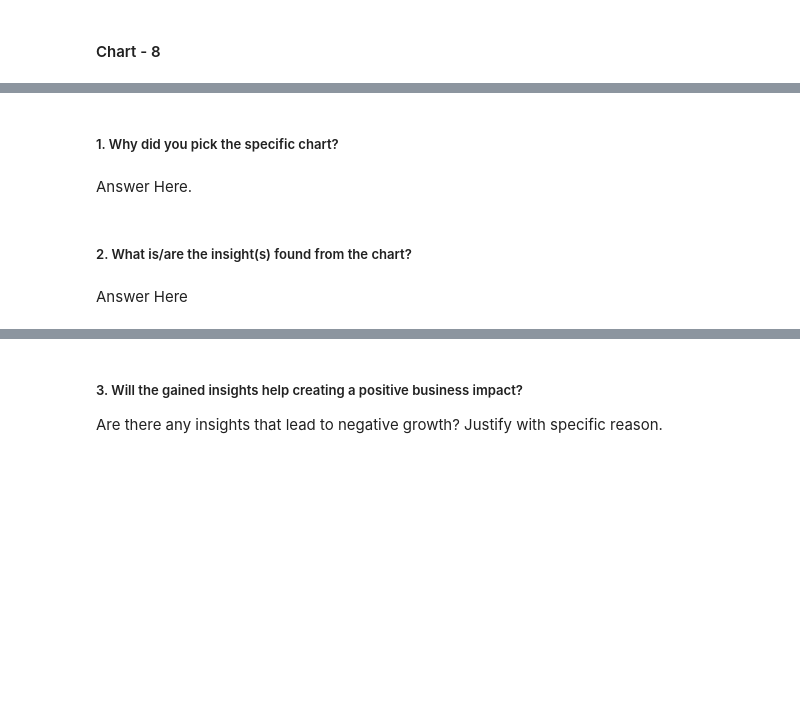
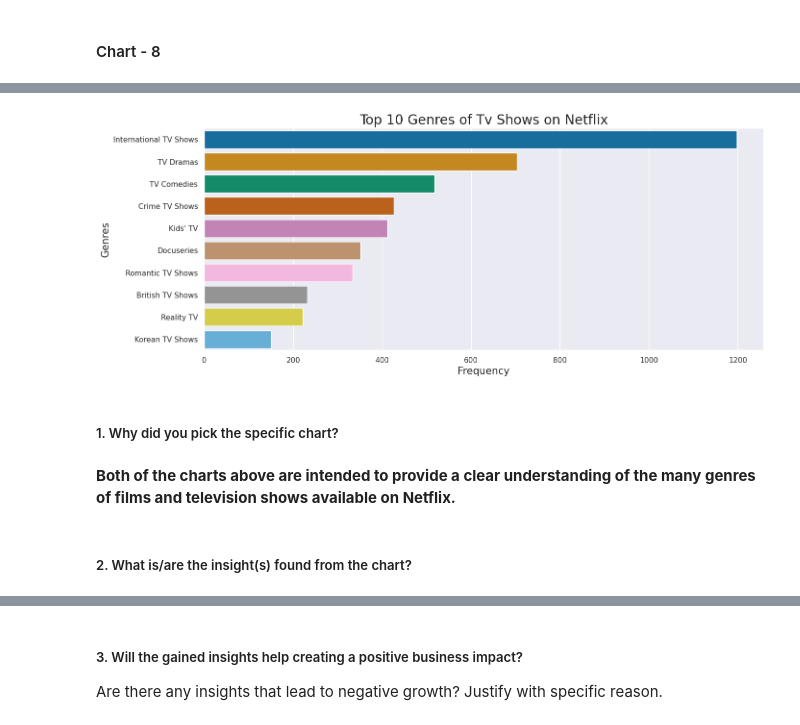
Before and after one commit to pranjalikathait/Machine_Learning, a Jupyter notebook: Copy_of_Sample_ML_Submission_Template.ipynb, the cells around one changed output, grey strips where cells are left out. Saved outputs shown, nothing was run; the diff lists cells and outputs as text; code cells hidden in the pictures; blank space fills up the shorter version.

```diff
--- a/Copy_of_Sample_ML_Submission_Template.ipynb
+++ b/Copy_of_Sample_ML_Submission_Template.ipynb
@@ -769,8 +787,18 @@ tv_shows_genres = genre_summary(tv_shows_data)
+# %%
+# setting the figure size
+plt.figure(figsize=(15, 6))
+
+# visualizing barplot
+sns.barplot(data=top_10_tv_shows_genres, y='genres', x='count',palette='colorblind')
+plt.title("Top 10 Genres of Tv Shows on Netflix", size=20)
+plt.xlabel("Frequency", size=15)
+plt.ylabel("Genres", size=15)
+plt.show()
+# %% [output]
+[figure, added]
 # %% [markdown]
 ##### 1. Why did you pick the specific chart?
-# %% [markdown]
-Answer Here.
+# %% [markdown]
+**Both of the charts above are intended to provide a clear understanding of the many genres of films and television shows available on Netflix.**
 # %% [markdown]
 ##### 2. What is/are the insight(s) found from the chart?
-# %% [markdown]
-Answer Here
```
Also changed, not shown: parts of 94 cells of this notebook.
